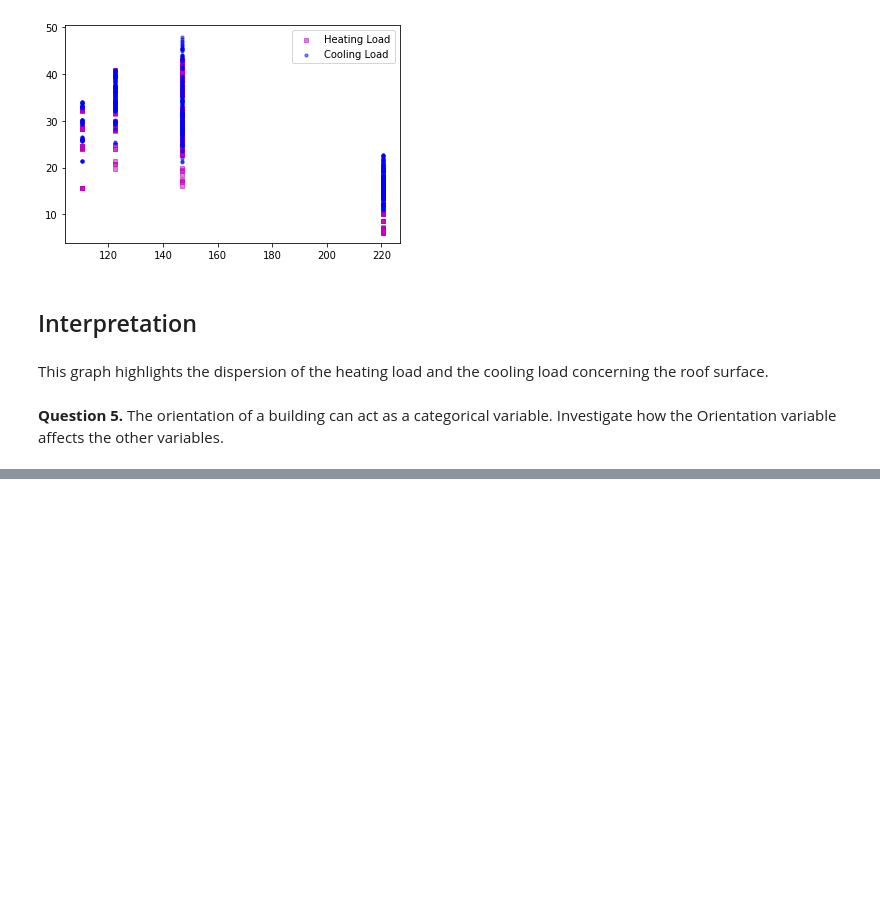
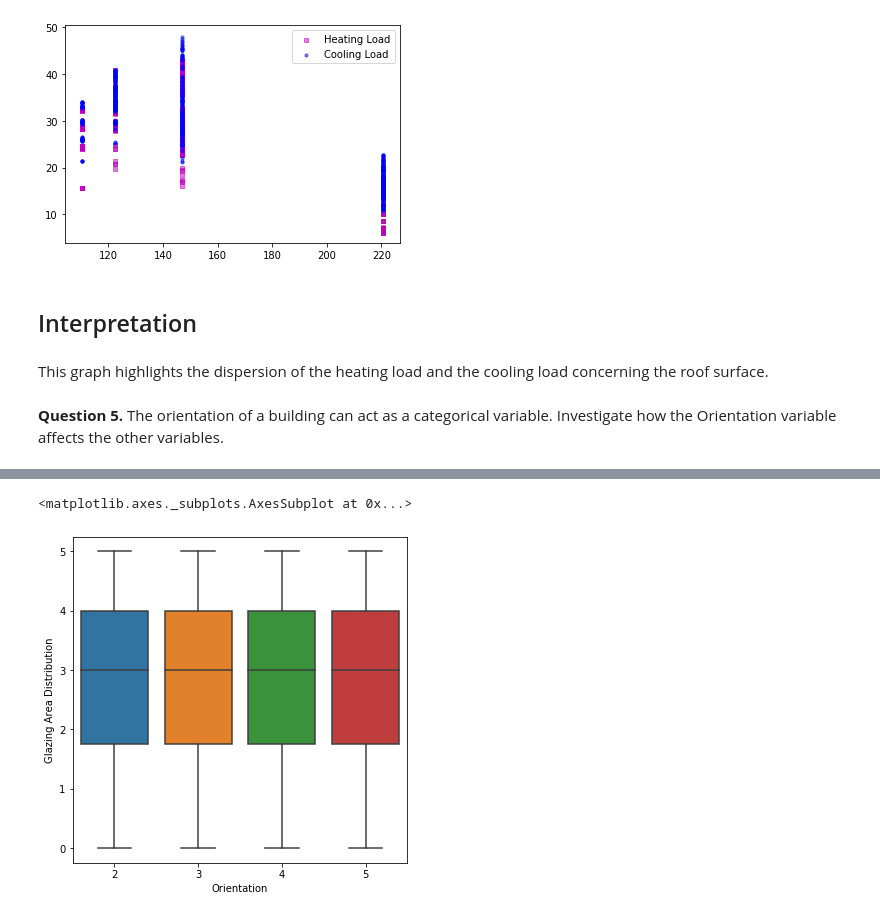
Before and after one commit to Michy01/AIIP_DAV_Visualization-2020, a Jupyter notebook: dav_05_notebook_assessment.ipynb, the cells around one changed output, grey strips where cells are left out. Drawn from its saved outputs; the diff is of its cells as text; code cells hidden in the pictures; blank space fills up the shorter version.

```diff
--- a/dav_05_notebook_assessment.ipynb
+++ b/dav_05_notebook_assessment.ipynb
@@ -158,0 +176,8 @@ This graph highlights the dispersion of the heating load and the cooling load co
+# %%
+fig, ax = plt.subplots(figsize=(6,6))
+sns.boxplot('Orientation', 'Glazing Area Distribution',
+            data = data,
+            orient = 'v')
+# %% [output]
+<matplotlib.axes._subplots.AxesSubplot at 0x...>
+[figure, added]
```
Also changed, not shown: parts of 4 cells of this notebook.
